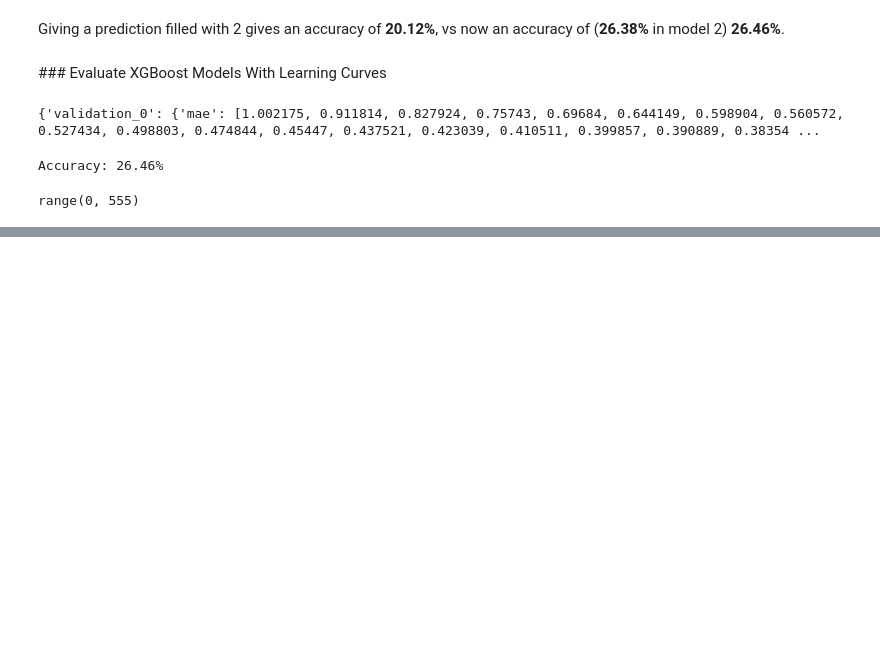
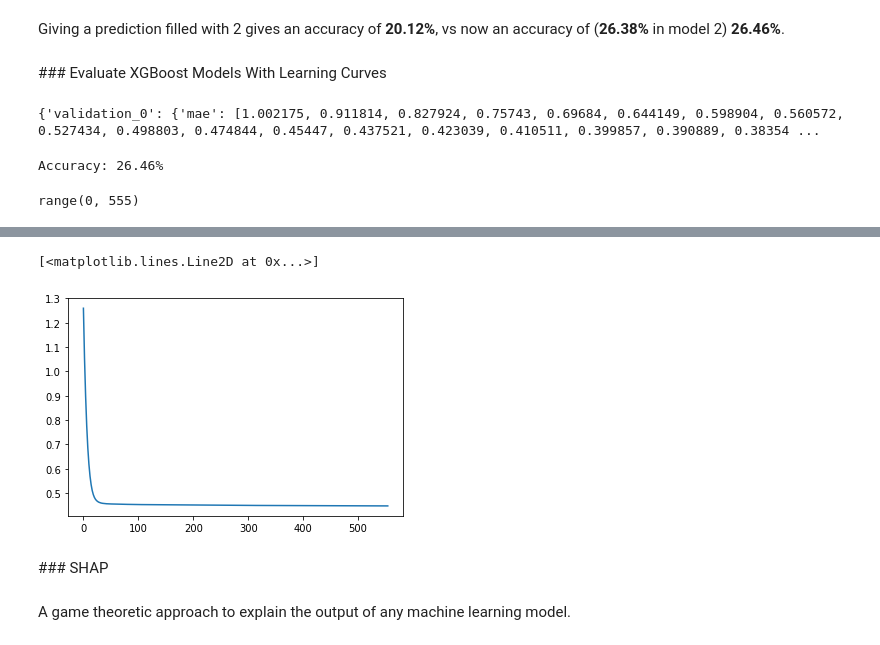
Before and after one commit to hervelao/bakery-products, a Jupyter notebook: shared_notebooks/04-analysis-features.ipynb, the cells around one changed output, grey strips where cells are left out. Cells and saved outputs as stored; diff of their text form; code cells hidden in the pictures; blank space fills up the shorter version.

```diff
--- a/shared_notebooks/04-analysis-features.ipynb
+++ b/shared_notebooks/04-analysis-features.ipynb
@@ -163,0 +250,9 @@ plt.show()
+# %%
+plt.plot(loaded_model.evals_result()['validation_0']['rmse'])
+# %% [output]
+[<matplotlib.lines.Line2D at 0x...>]
+[figure, added]
+# %% [markdown]
+### SHAP
+# %% [markdown]
+A game theoretic approach to explain the output of any machine learning model.
```
Also changed, not shown: parts of 11 cells of this notebook.
